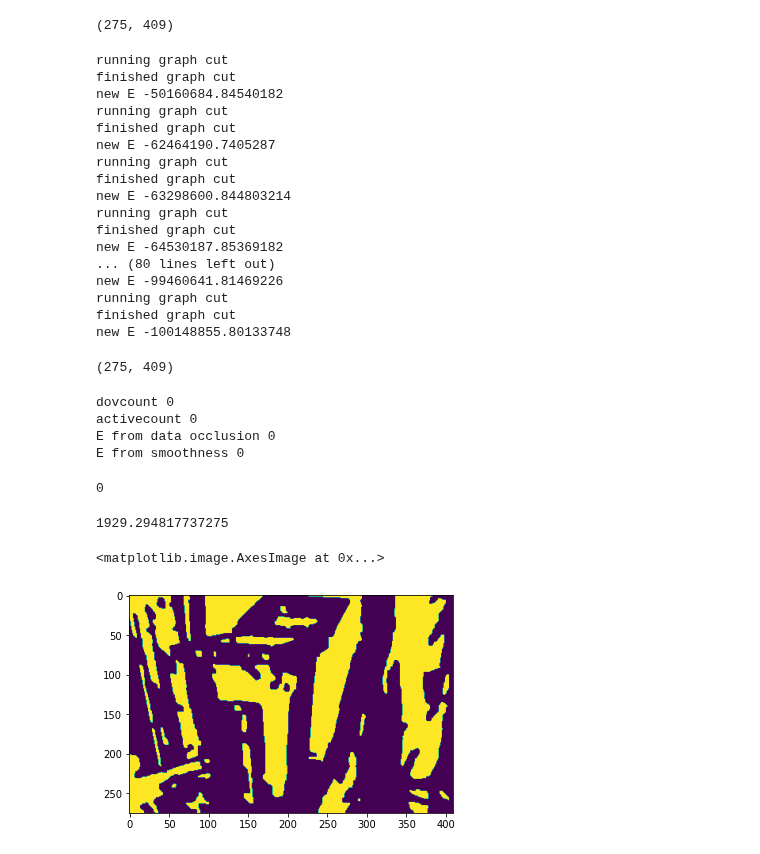
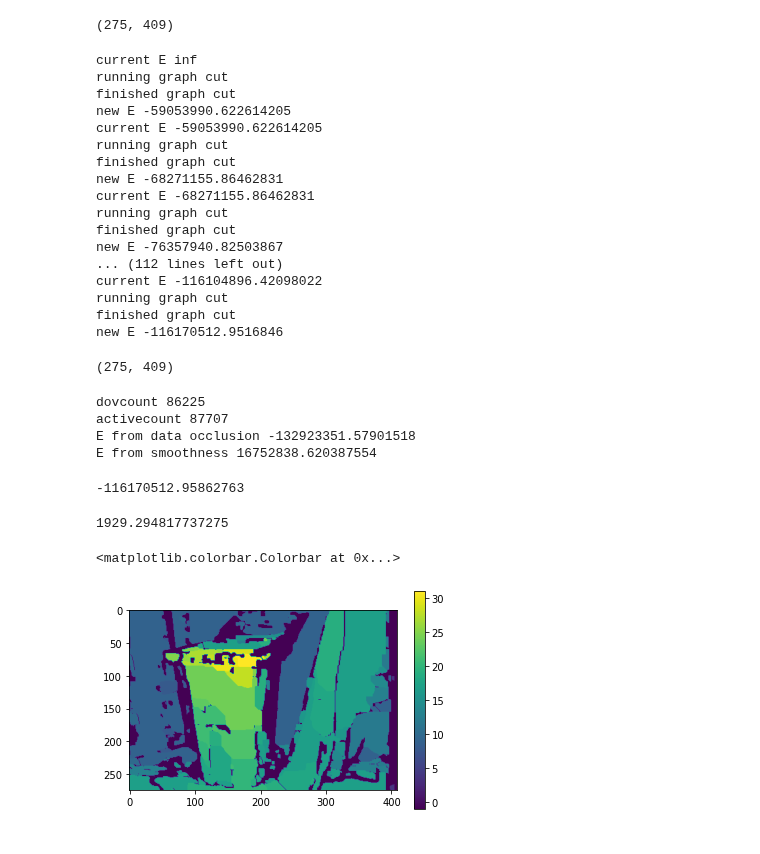
Before and after one commit to BaldPulse/Stereo_depth_energy, a Jupyter notebook: main.ipynb, the cells around one changed output. Drawn from its saved outputs; the diff is of its cells as text; code cells hidden in the pictures.

```diff
--- a/main.ipynb
+++ b/main.ipynb
@@ -406,6 +406,7 @@ class Solver:
         if E < oldE:
             # lower energy, accept the expansion move
             self.recover_configuration(alpha)
+            self.preE = E
             return True
         return False
 
@@ -440,6 +441,7 @@ class Solver:
                 if done[alpha]:
                     continue
                 # calculate min energy for this alpha
+                print("current E", self.preE)
                 if self.expansion_move(alpha):
                     done = np.full((self.maxdisparity), 0)
                 done[alpha] = 1
@@ -541,23 +543,23 @@ testSolver = Solver(rimg, limg, 2, 32,None ,d=2, cutoff=30, K=1929.294817737275)
 # %%
 testSolver.run()
 # %% [output]
+current E inf
 running graph cut
 finished graph cut
-new E -50160684.84540182
+new E -59053990.622614205
+current E -59053990.622614205
 running graph cut
 finished graph cut
-new E -62464190.7405287
+new E -68271155.86462831
+current E -68271155.86462831
 running graph cut
 finished graph cut
-new E -63298600.844803214
+new E -76357940.82503867
+... (112 lines left out)
+current E -116104896.42098022
 running graph cut
 finished graph cut
-new E -64530187.85369182
-... (80 lines left out)
-new E -99460641.81469226
-running graph cut
-finished graph cut
-new E -100148855.80133748
+new E -116170512.9516846
 # %%
 testSolver.limg.shape
 # %% [output]
@@ -565,17 +567,18 @@ testSolver.limg.shape
 # %%
 testSolver.ComputeEnergy()
 # %% [output]
-dovcount 0
-activecount 0
-E from data occlusion 0
-E from smoothness 0
+dovcount 86225
+activecount 87707
+E from data occlusion -132923351.57901518
+E from smoothness 16752838.620387554
-0
+-116170512.95862763
 # %%
 print(testSolver.K)
 # %% [output]
 1929.294817737275
 # %%
 plt.imshow(testSolver.d_left)
+plt.colorbar()
 # %% [output]
-<matplotlib.image.AxesImage at 0x...>
+<matplotlib.colorbar.Colorbar at 0x...>
-[figure, old version]
+[figure, new version]
```
Also changed, not shown: 1 other file.
